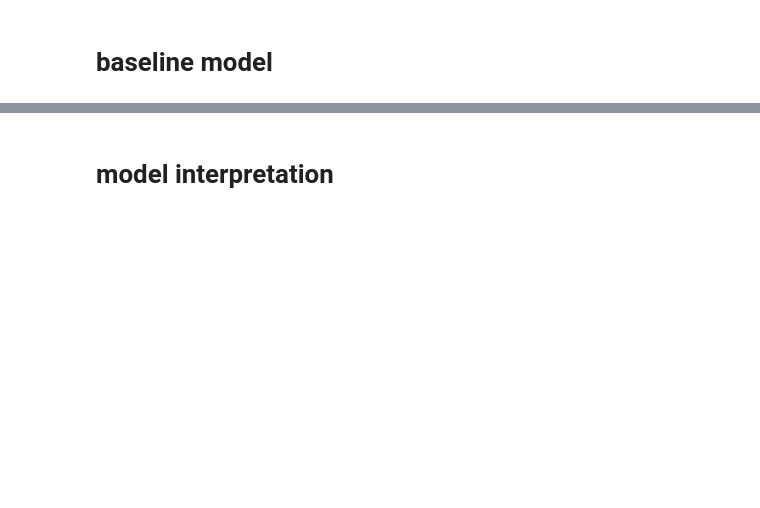
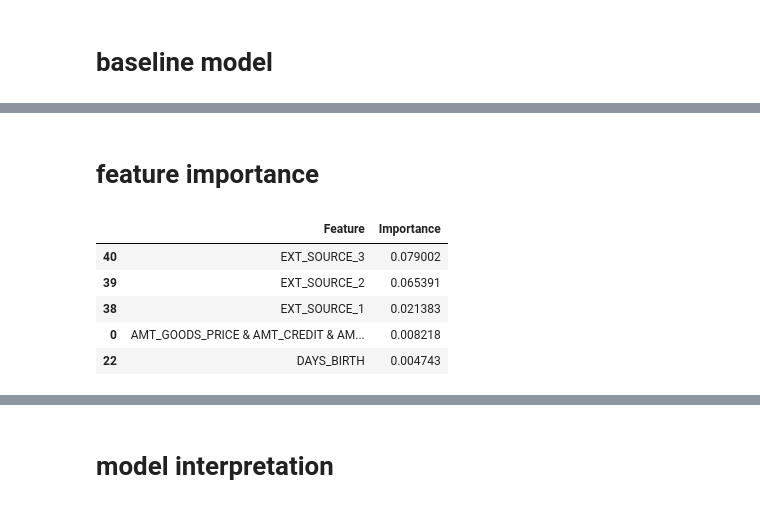
Before and after one commit to KienVu2368/tabint, a Jupyter notebook: nbs/home_credit.ipynb, the cells around one changed output, grey strips where cells are left out. Saved outputs shown, nothing was run; the diff lists cells and outputs as text; code cells hidden in the pictures; blank space fills up the shorter version.

```diff
--- a/nbs/home_credit.ipynb
+++ b/nbs/home_credit.ipynb
@@ -633,0 +399,2 @@ learner.ft_impt.top(20)
+# %% [markdown]
+# feature importance
@@ -633,0 +403,9 @@ learner.ft_impt.top(20)
+# %%
+impt.I[:5]
+# %% [output]
+|  | Feature | Importance |
+| 40 | EXT_SOURCE_3 | 0.079002 |
+| 39 | EXT_SOURCE_2 | 0.065391 |
+| 38 | EXT_SOURCE_1 | 0.021383 |
+| 0 | AMT_GOODS_PRICE & AMT_CREDIT & AM... | 0.008218 |
+| 22 | DAYS_BIRTH | 0.004743 |
```
Also changed, not shown: parts of 61 cells of this notebook, 7 other files.
